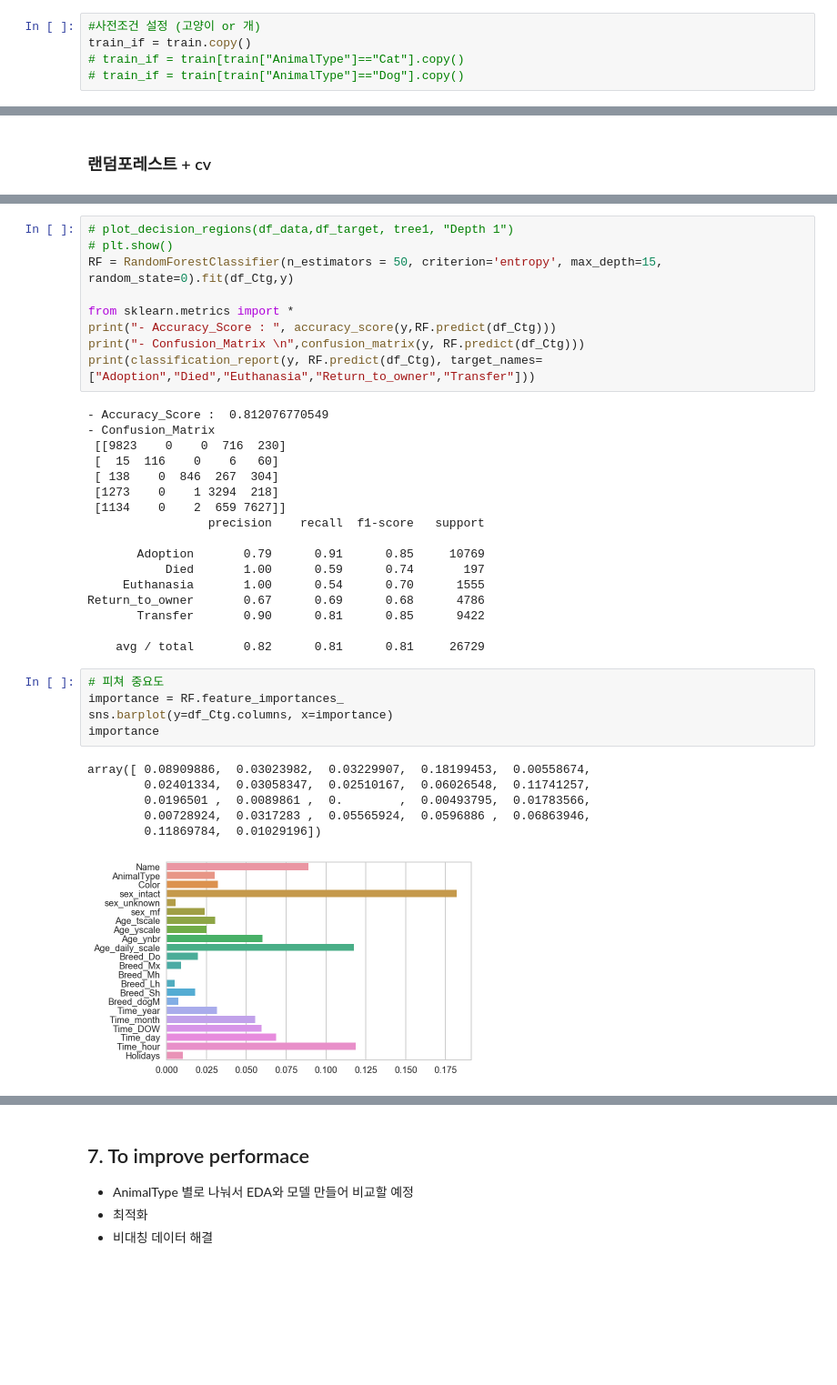
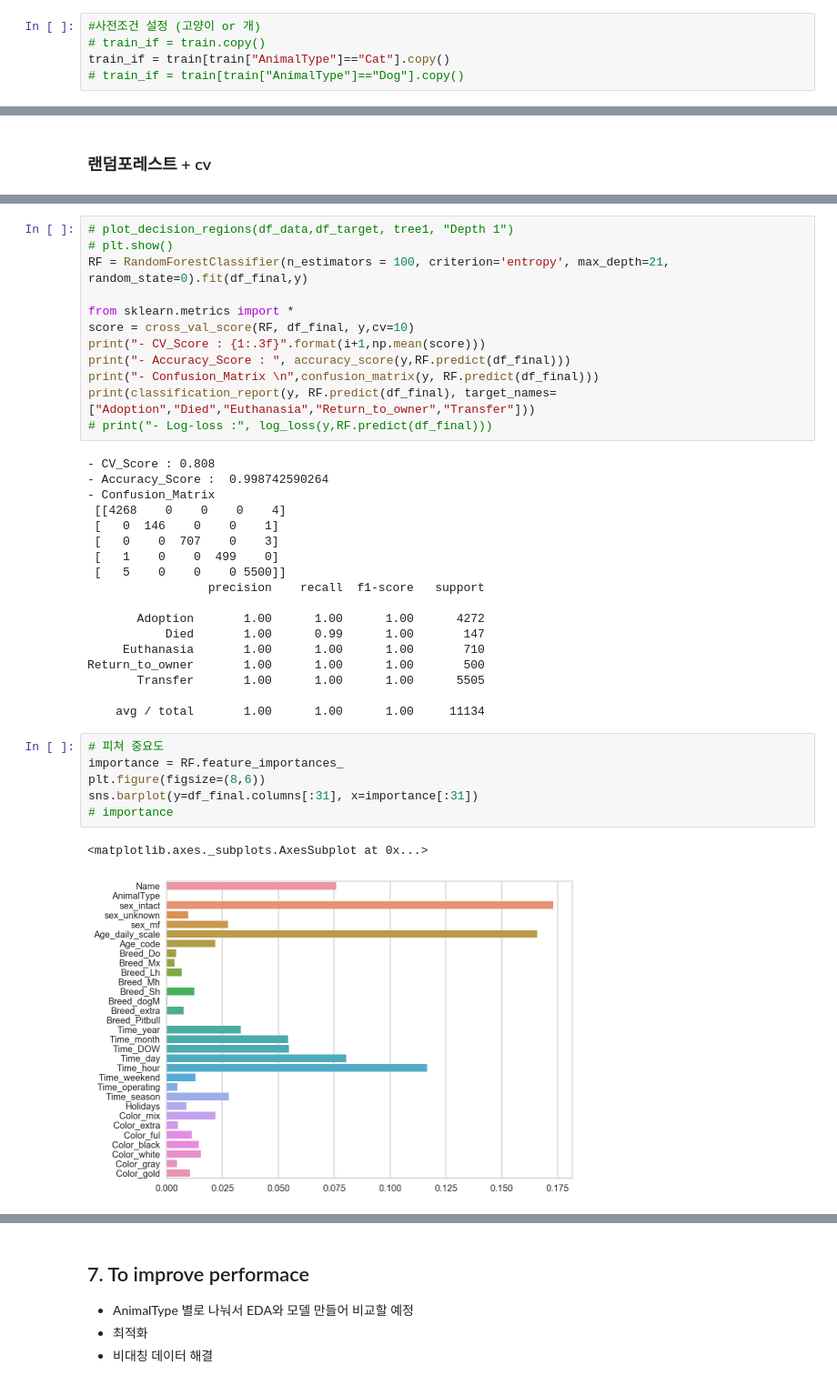
Before and after one commit to brightscannon/Keggle_Shelter_analysis, a Jupyter notebook: Shelter Animal Outcomes - presentation.ipynb, the cells around one changed output, grey strips where cells are left out. Shown at 91% size. Drawn from its saved outputs; the diff is of its cells as text; blank space fills up the shorter version.

```diff
--- a/Shelter Animal Outcomes - presentation.ipynb
+++ b/Shelter Animal Outcomes - presentation.ipynb
@@ -700,8 +898,8 @@ plt.plot()
 ### 분석용 변수 설정
 # %%
 #사전조건 설정 (고양이 or 개)
-train_if = train.copy()
-# train_if = train[train["AnimalType"]=="Cat"].copy()
+# train_if = train.copy()
+train_if = train[train["AnimalType"]=="Cat"].copy()
 # train_if = train[train["AnimalType"]=="Dog"].copy()
 # %%
 # y값 카테고리화
@@ -946,39 +1156,40 @@ ExtraTree Model16: Mean score: 0.678 --- acuraccy score : 0.834
 # %%
 # plot_decision_regions(df_data,df_target, tree1, "Depth 1")
 # plt.show()
-RF = RandomForestClassifier(n_estimators = 50, criterion='entropy', max_depth=15, random_state=0).fit(df_Ctg,y)
+RF = RandomForestClassifier(n_estimators = 100, criterion='entropy', max_depth=21, random_state=0).fit(df_final,y)
 
 from sklearn.metrics import *
-print("- Accuracy_Score : ", accuracy_score(y,RF.predict(df_Ctg)))
-print("- Confusion_Matrix \n",confusion_matrix(y, RF.predict(df_Ctg)))
-print(classification_report(y, RF.predict(df_Ctg), target_names=["Adoption","Died","Euthanasia","Return_to_owner","Transfer"]))
+score = cross_val_score(RF, df_final, y,cv=10)
+print("- CV_Score : {1:.3f}".format(i+1,np.mean(score)))
+print("- Accuracy_Score : ", accuracy_score(y,RF.predict(df_final)))
+print("- Confusion_Matrix \n",confusion_matrix(y, RF.predict(df_final)))
+print(classification_report(y, RF.predict(df_final), target_names=["Adoption","Died","Euthanasia","Return_to_owner","Transfer"]))
+# print("- Log-loss :", log_loss(y,RF.predict(df_final)))
 # %% [output]
-- Accuracy_Score :  0.812076770549
+- CV_Score : 0.808
+- Accuracy_Score :  0.998742590264
 - Confusion_Matrix
- [[9823    0    0  716  230]
- [  15  116    0    6   60]
- [ 138    0  846  267  304]
- [1273    0    1 3294  218]
- [1134    0    2  659 7627]]
+ [[4268    0    0    0    4]
+ [   0  146    0    0    1]
+ [   0    0  707    0    3]
+ [   1    0    0  499    0]
+ [   5    0    0    0 5500]]
                  precision    recall  f1-score   support
 
-       Adoption       0.79      0.91      0.85     10769
-           Died       1.00      0.59      0.74       197
-     Euthanasia       1.00      0.54      0.70      1555
-Return_to_owner       0.67      0.69      0.68      4786
-       Transfer       0.90      0.81      0.85      9422
+       Adoption       1.00      1.00      1.00      4272
+           Died       1.00      0.99      1.00       147
+     Euthanasia       1.00      1.00      1.00       710
+Return_to_owner       1.00      1.00      1.00       500
+       Transfer       1.00      1.00      1.00      5505
 
-    avg / total       0.82      0.81      0.81     26729
+    avg / total       1.00      1.00      1.00     11134
 # %%
 # 피쳐 중요도
 importance = RF.feature_importances_
-sns.barplot(y=df_Ctg.columns, x=importance)
-importance
+plt.figure(figsize=(8,6))
+sns.barplot(y=df_final.columns[:31], x=importance[:31])
+# importance
 # %% [output]
-array([ 0.08909886,  0.03023982,  0.03229907,  0.18199453,  0.00558674,
-        0.02401334,  0.03058347,  0.02510167,  0.06026548,  0.11741257,
-        0.0196501 ,  0.0089861 ,  0.        ,  0.00493795,  0.01783566,
-        0.00728924,  0.0317283 ,  0.05565924,  0.0596886 ,  0.06863946,
-        0.11869784,  0.01029196])
+<matplotlib.axes._subplots.AxesSubplot at 0x...>
-[figure, old version]
+[figure, new version]
 # %% [markdown]
```
Also changed, not shown: parts of 54 cells of this notebook, 2 other files.
